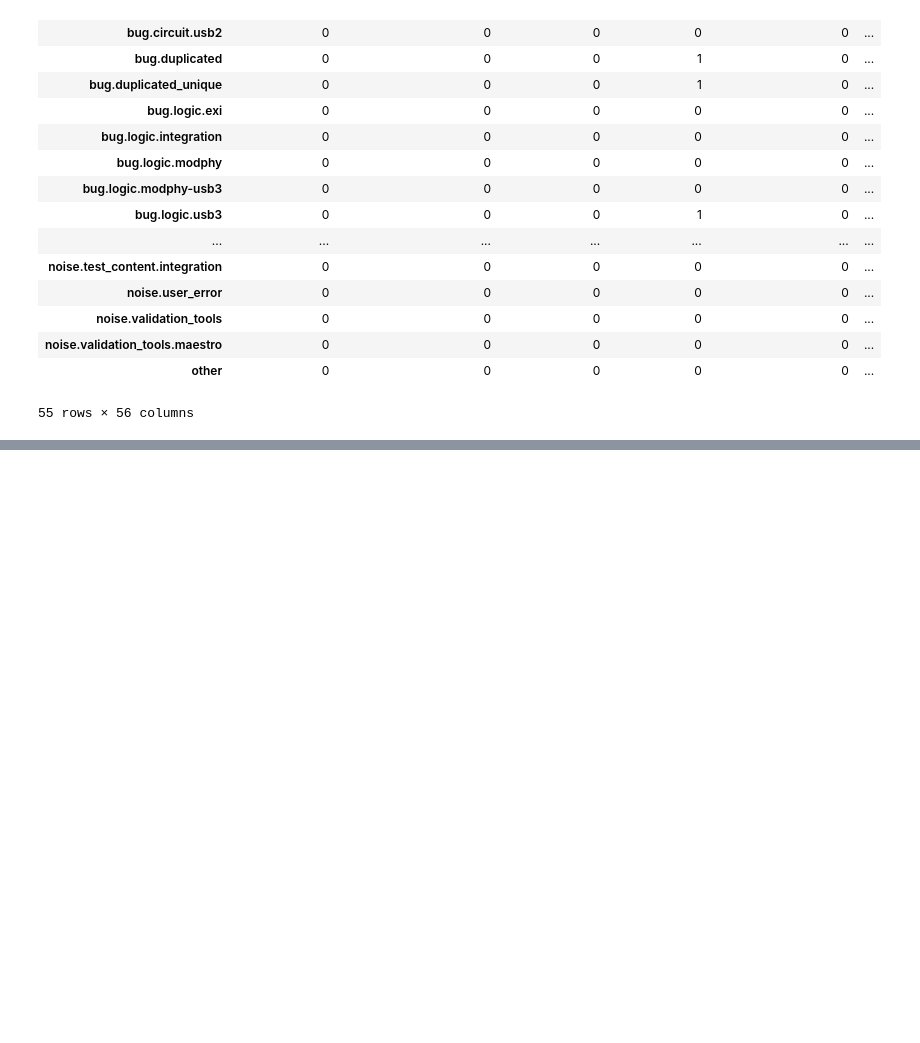
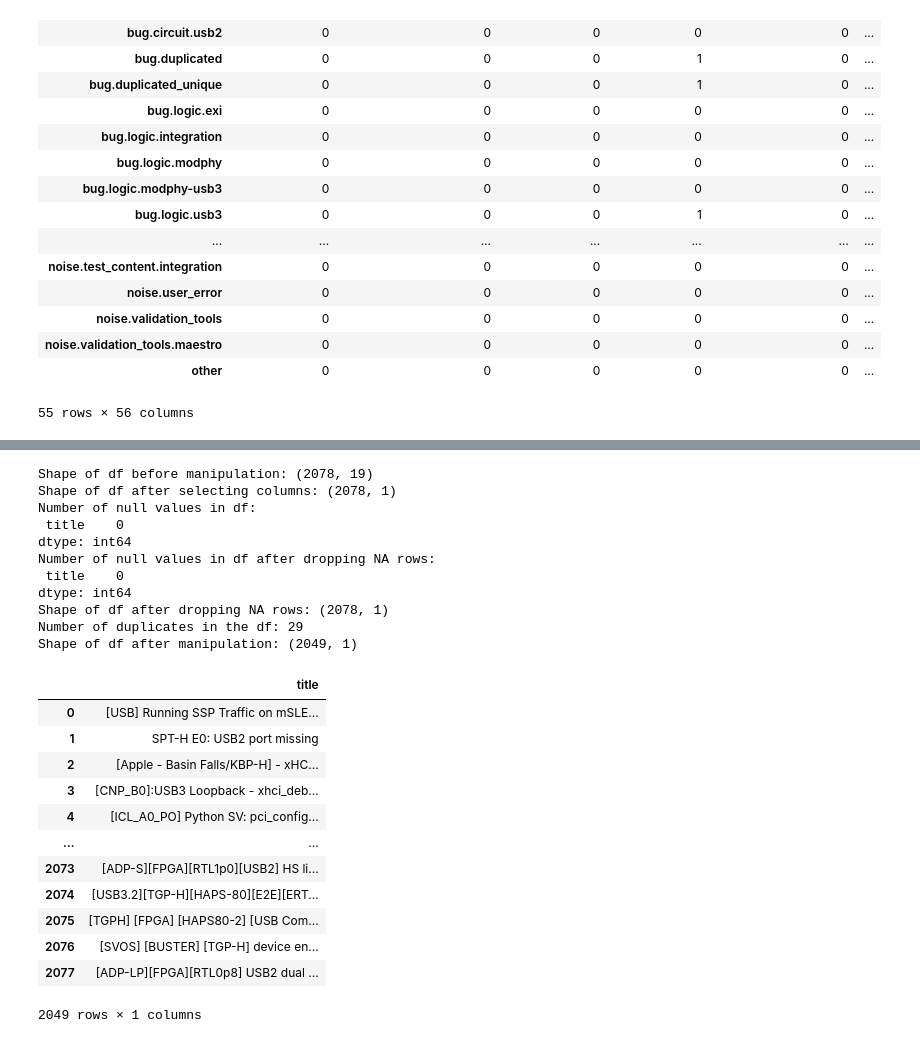
Before and after one commit to NicoleNL/ML-Track, a Jupyter notebook: Similarity_analytics_20210921.ipynb, the cells around one changed output, grey strips where cells are left out. Saved outputs shown, nothing was run; the diff lists cells and outputs as text; code cells hidden in the pictures; blank space fills up the shorter version.

```diff
--- a/Similarity_analytics_20210921.ipynb
+++ b/Similarity_analytics_20210921.ipynb
@@ -110,3 +17,0 @@ def data_loading(path,start_date=None,stop_date=None):
-# %%
-df = data_loading(path,start_date = "2021-08-25",stop_date = "2021-10-12")
-df
@@ -1678,0 +1678,6 @@ Iteration 4, loss = 3.67653121
+# %%
+#VICE dataset
+import pandas as pd
+path = "C:/Users/nchong/OneDrive - Intel Corporation/Documents/Debug Similarity Analytics and Bucketization Framework/General/VICE/python_ir/"
+df= pd.read_csv(path+"sip_sighting_usb_duplicate_ai.csv")
+df.head()
@@ -1678,0 +1691,28 @@ Iteration 4, loss = 3.67653121
+# %%
+df = df_manipulation(df,how="any",keep="first",cols_tokeep=["title"],cols_todrop=None,impute_value=None,subset=None)
+df
+# %% [output]
+Shape of df before manipulation: (2078, 19)
+Shape of df after selecting columns: (2078, 1)
+Number of null values in df:
+ title    0
+dtype: int64
+Number of null values in df after dropping NA rows:
+ title    0
+dtype: int64
+Shape of df after dropping NA rows: (2078, 1)
+Number of duplicates in the df: 29
+Shape of df after manipulation: (2049, 1)
+|  | title |
+| 0 | [USB] Running SSP Traffic on mSLE... |
+| 1 | SPT-H E0: USB2 port missing |
+| 2 | [Apple - Basin Falls/KBP-H] - xHC... |
+| 3 | [CNP_B0]:USB3 Loopback - xhci_deb... |
+| 4 | [ICL_A0_PO] Python SV: pci_config... |
+| ... | ... |
+| 2073 | [ADP-S][FPGA][RTL1p0][USB2] HS li... |
+| 2074 | [USB3.2][TGP-H][HAPS-80][E2E][ERT... |
+| 2075 | [TGPH] [FPGA] [HAPS80-2] [USB Com... |
+| 2076 | [SVOS] [BUSTER] [TGP-H] device en... |
+| 2077 | [ADP-LP][FPGA][RTL0p8] USB2 dual ... |
+2049 rows × 1 columns
```
Also changed, not shown: parts of 35 cells of this notebook.
